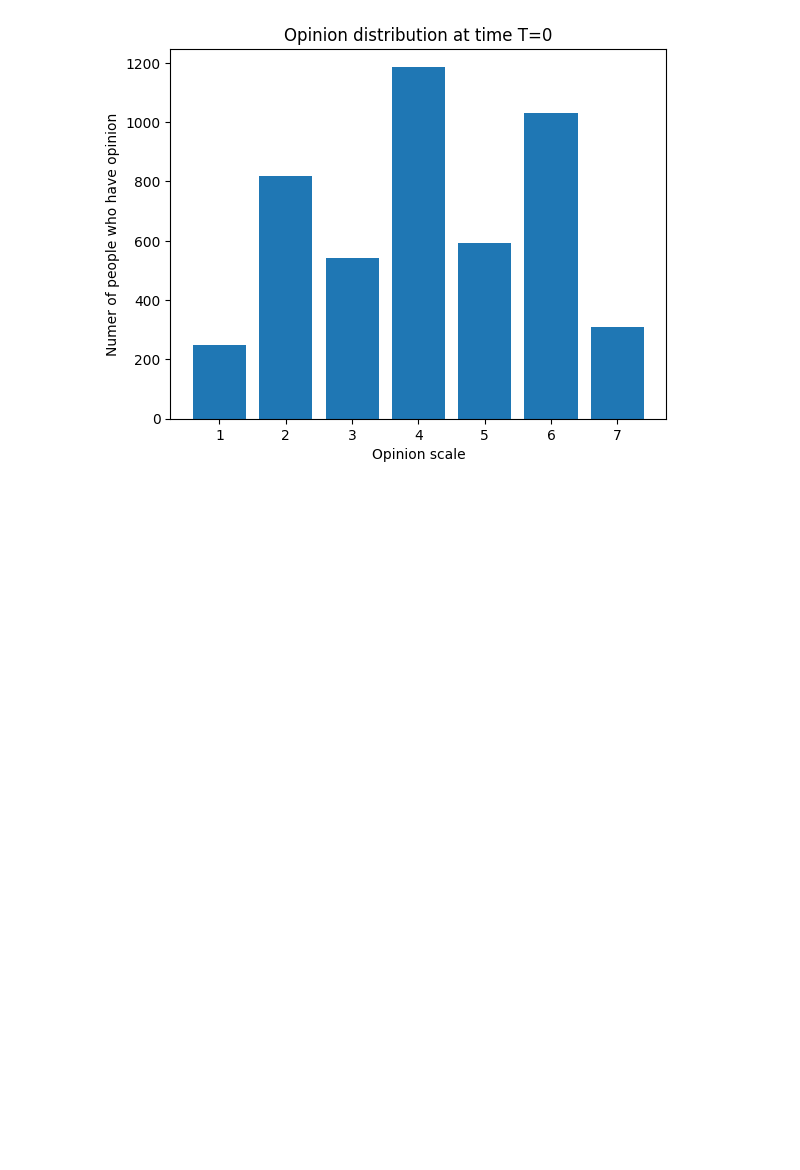
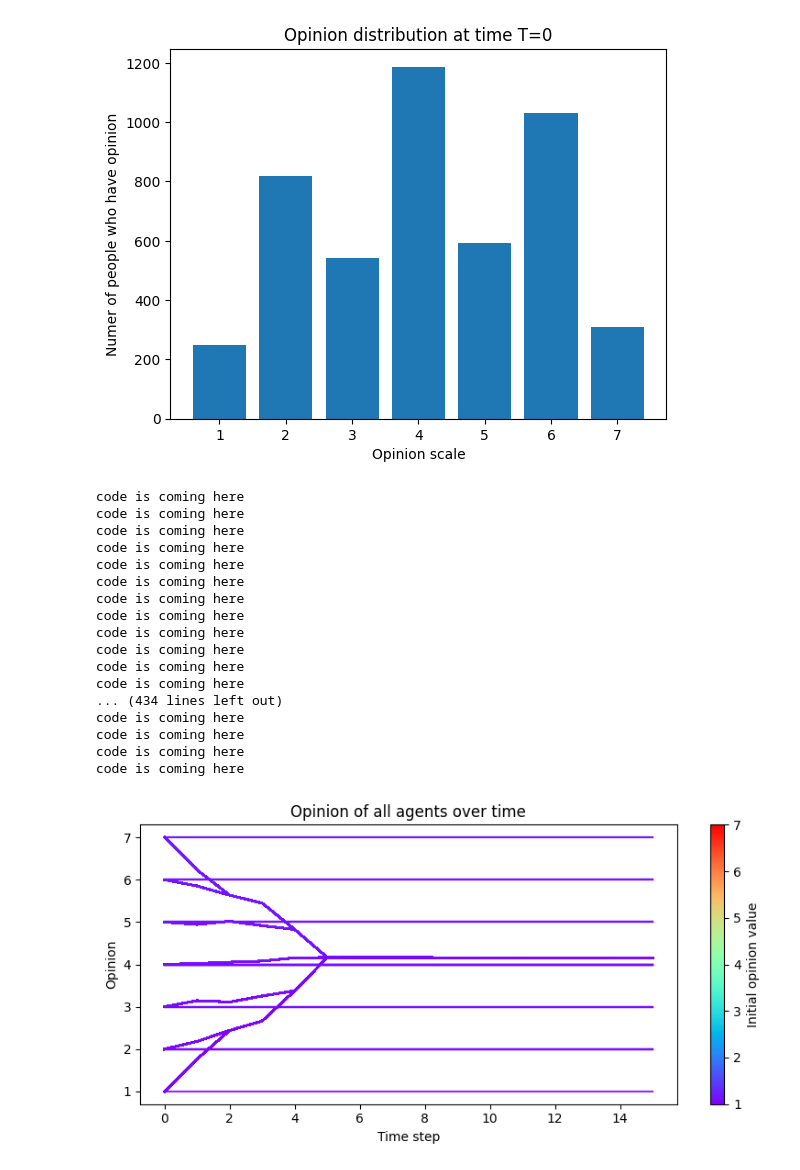
Before and after one commit to triptesh1212/industrial-maths-project-2, a Jupyter notebook: pollingdata.ipynb, the cells around one changed output. Drawn from its saved outputs; the diff is of its cells as text; code cells hidden in the pictures; blank space fills up the shorter version.

```diff
--- a/pollingdata.ipynb
+++ b/pollingdata.ipynb
@@ -33,3 +37,82 @@ plt.title(f"Opinion distribution at time T=0")
 plt.show()
 # %% [output]
 [figure]
+# %%
+agents = arr.copy()
+# for a in agents:
+def one_step(agent, agents):
+
+    selected = np.where(np.abs(agents - agent) <= R)[0]
+    update = np.average(agents[selected])
+
+    return update
+
+#inital state variables
+
+n = len(arr) #number of agents
+m = 0 # number of advertisers
+R = 1.5 #opinion condfidance bound
+number_of_advertisers = 40
+
+rounds = 15
+
+#initialize the agents
+agents_initial = np.copy(agents)
+
+# advertisers = [1,1,1,1,1,1,1,1,2,2,2,2,2,2,3,3,3,3,3,3,3,3,4,4,4,4,4,4,4,5,5,5,5,5,6,6,6,6,7,7,7,7]
+
+# k = len(advertisers)
+
+# print(len(agents))
+
+# for i in range(k):
+#     agents = np.append(agents, advertisers[i])
+
+# print(len(agents))
+# print("n = ", n)
+
+#initialize array to store opinions over time
+agents_history = np.zeros((rounds+1, len(agents)))
+agents_history[0, :] = agents
+
+#do t time steps (main loop)
+for r in range(rounds):
+
+    #make a temp list of agents
+    agents_next = np.zeros(len(agents))
+
+    #loop over all agents
+    for i, a in enumerate(agents):
+        if i >= (n-30):
+            # agents_next[i] = agents[i] + (one_step(a,agents) - agents[i]) / 2
+            # agents_next[i] = agents[i] + np.abs(one_step(a,agents) - agents[i]) / 2
+            print("code is coming here")
+            agents_next[i] = agents[i]
+        else:
+            agents_next[i] = one_step(a, agents)
+
+    #update the agents list
+    agents = np.copy(agents_next)
+    agents_history[r+1, :] = agents
+
+
+plot_opinions(agents_history, agents_initial, rounds, alpha=0.6)
+# %% [output]
+code is coming here
+code is coming here
+code is coming here
+code is coming here
+code is coming here
+code is coming here
+code is coming here
+code is coming here
+code is coming here
+code is coming here
+code is coming here
+code is coming here
+... (434 lines left out)
+code is coming here
+code is coming here
+code is coming here
+code is coming here
+[figure, added]
```
Also changed, not shown: parts of 1 cell of this notebook.
